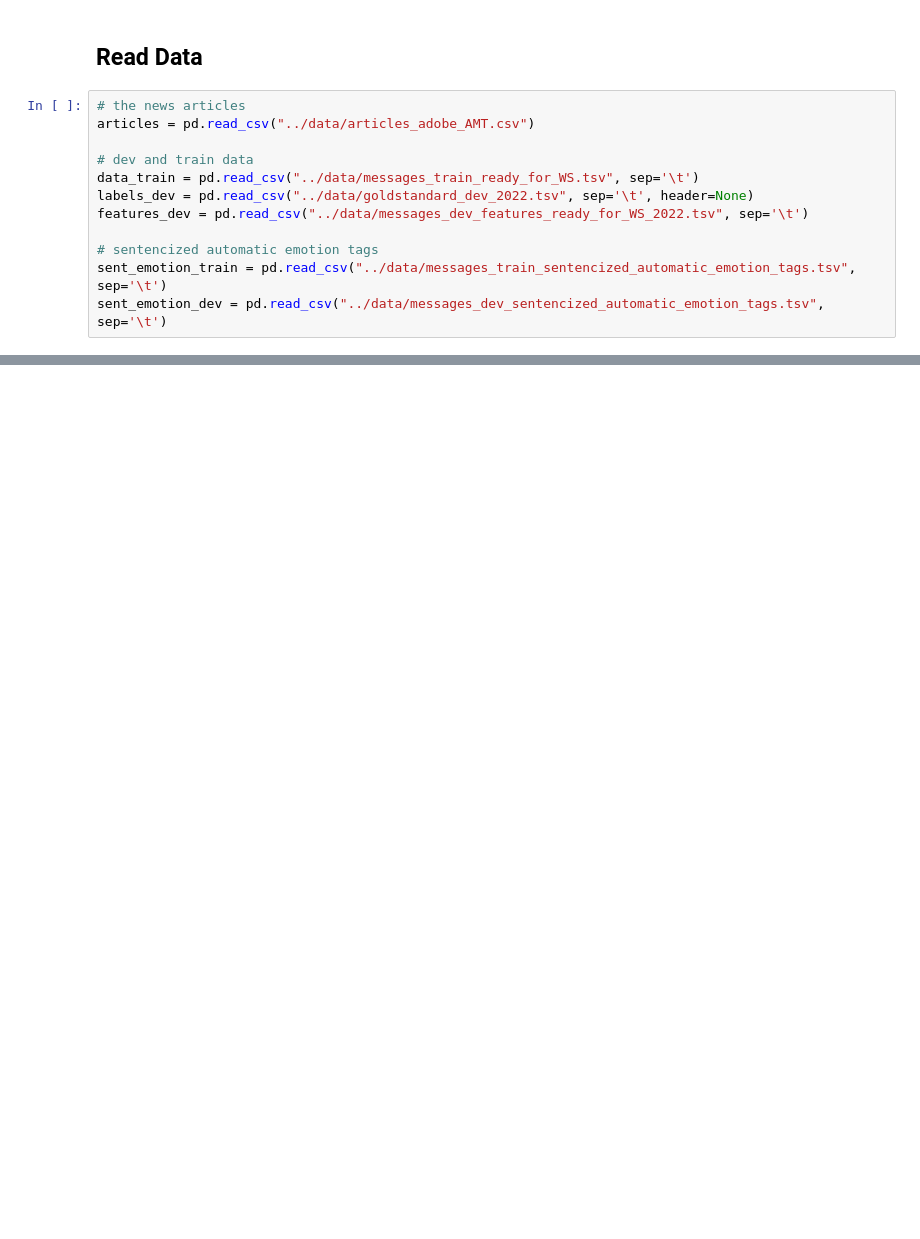
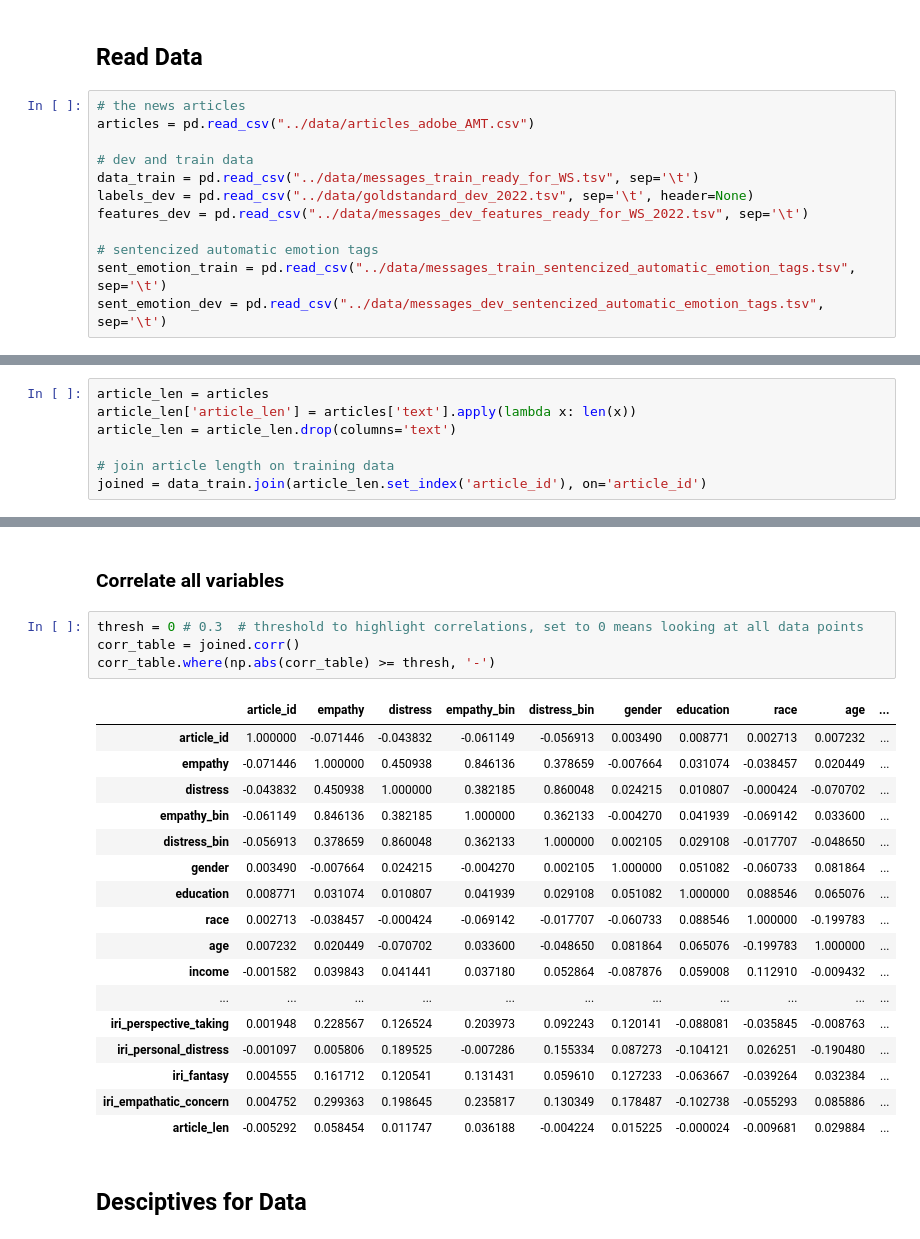
Before and after one commit to myrazma/2022_Masterthesis_Code, a Jupyter notebook: analysis/descriptive_analysis.ipynb, the cells around one changed output, grey strips where cells are left out. Saved outputs shown, nothing was run; the diff lists cells and outputs as text; blank space fills up the shorter version.

Commit message:
Add first descriptives of Data

```diff
--- a/analysis/descriptive_analysis.ipynb
+++ b/analysis/descriptive_analysis.ipynb
@@ -22,0 +32,7 @@ sent_emotion_dev = pd.read_csv("../data/messages_dev_sentencized_automatic_emoti
+# %%
+article_len = articles
+article_len['article_len'] = articles['text'].apply(lambda x: len(x))
+article_len = article_len.drop(columns='text')
+
+# join article length on training data
+joined = data_train.join(article_len.set_index('article_id'), on='article_id')
@@ -22,0 +67,26 @@ sent_emotion_dev = pd.read_csv("../data/messages_dev_sentencized_automatic_emoti
+# %% [markdown]
+### Correlate all variables
+# %%
+thresh = 0 # 0.3  # threshold to highlight correlations, set to 0 means looking at all data points
+corr_table = joined.corr()
+corr_table.where(np.abs(corr_table) >= thresh, '-')
+# %% [output]
+|  | article_id | empathy | distress | empathy_bin | distress_bin | gender | education | race | age | ... |
+| article_id | 1.000000 | -0.071446 | -0.043832 | -0.061149 | -0.056913 | 0.003490 | 0.008771 | 0.002713 | 0.007232 | ... |
+| empathy | -0.071446 | 1.000000 | 0.450938 | 0.846136 | 0.378659 | -0.007664 | 0.031074 | -0.038457 | 0.020449 | ... |
+| distress | -0.043832 | 0.450938 | 1.000000 | 0.382185 | 0.860048 | 0.024215 | 0.010807 | -0.000424 | -0.070702 | ... |
+| empathy_bin | -0.061149 | 0.846136 | 0.382185 | 1.000000 | 0.362133 | -0.004270 | 0.041939 | -0.069142 | 0.033600 | ... |
+| distress_bin | -0.056913 | 0.378659 | 0.860048 | 0.362133 | 1.000000 | 0.002105 | 0.029108 | -0.017707 | -0.048650 | ... |
+| gender | 0.003490 | -0.007664 | 0.024215 | -0.004270 | 0.002105 | 1.000000 | 0.051082 | -0.060733 | 0.081864 | ... |
+| education | 0.008771 | 0.031074 | 0.010807 | 0.041939 | 0.029108 | 0.051082 | 1.000000 | 0.088546 | 0.065076 | ... |
+| race | 0.002713 | -0.038457 | -0.000424 | -0.069142 | -0.017707 | -0.060733 | 0.088546 | 1.000000 | -0.199783 | ... |
+| age | 0.007232 | 0.020449 | -0.070702 | 0.033600 | -0.048650 | 0.081864 | 0.065076 | -0.199783 | 1.000000 | ... |
+| income | -0.001582 | 0.039843 | 0.041441 | 0.037180 | 0.052864 | -0.087876 | 0.059008 | 0.112910 | -0.009432 | ... |
+| ... | ... | ... | ... | ... | ... | ... | ... | ... | ... | ... |
+| iri_perspective_taking | 0.001948 | 0.228567 | 0.126524 | 0.203973 | 0.092243 | 0.120141 | -0.088081 | -0.035845 | -0.008763 | ... |
+| iri_personal_distress | -0.001097 | 0.005806 | 0.189525 | -0.007286 | 0.155334 | 0.087273 | -0.104121 | 0.026251 | -0.190480 | ... |
+| iri_fantasy | 0.004555 | 0.161712 | 0.120541 | 0.131431 | 0.059610 | 0.127233 | -0.063667 | -0.039264 | 0.032384 | ... |
+| iri_empathatic_concern | 0.004752 | 0.299363 | 0.198645 | 0.235817 | 0.130349 | 0.178487 | -0.102738 | -0.055293 | 0.085886 | ... |
+| article_len | -0.005292 | 0.058454 | 0.011747 | 0.036188 | -0.004224 | 0.015225 | -0.000024 | -0.009681 | 0.029884 | ... |
+# %% [markdown]
+## Desciptives for Data
```
Also changed, not shown: parts of 14 cells of this notebook.
